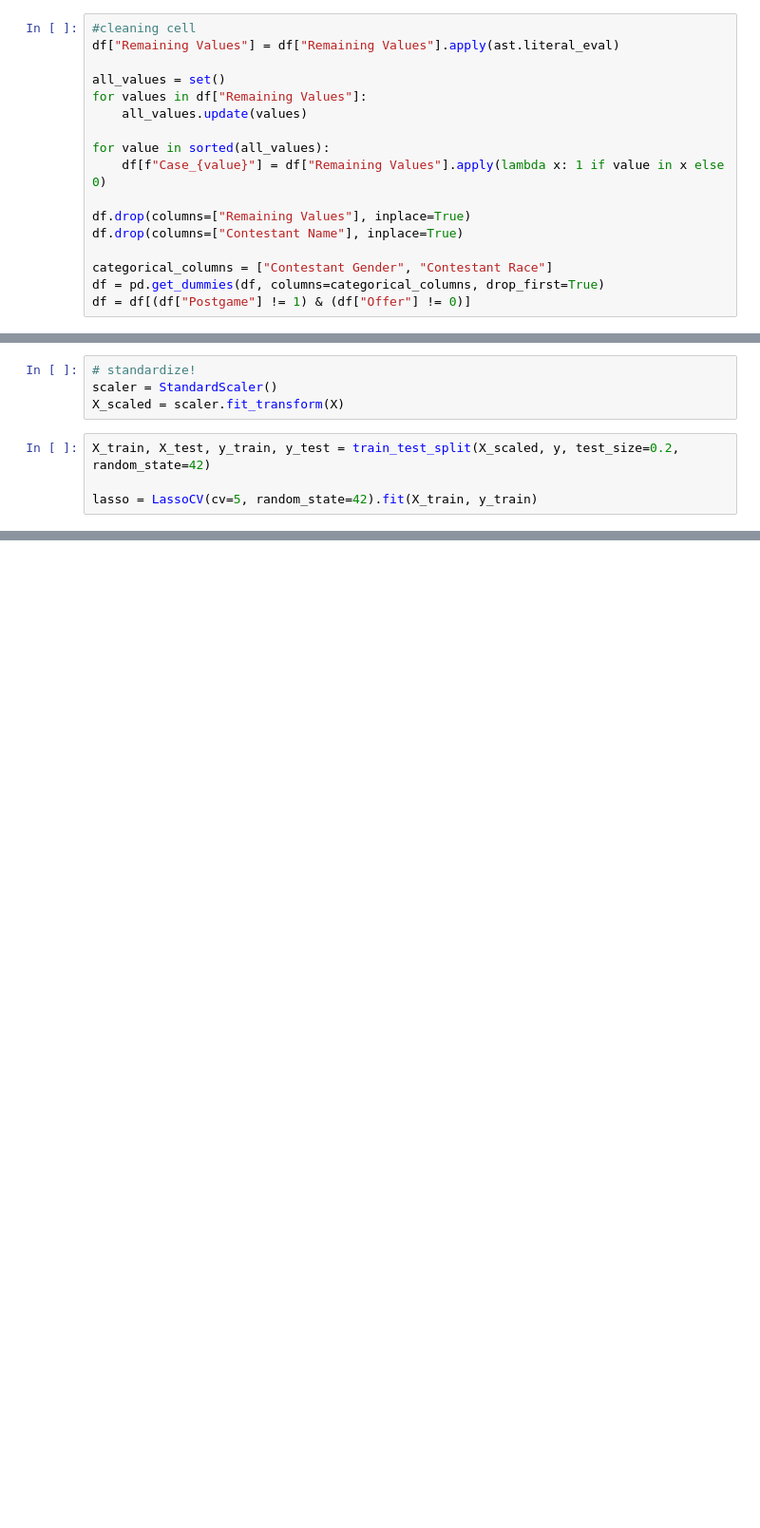
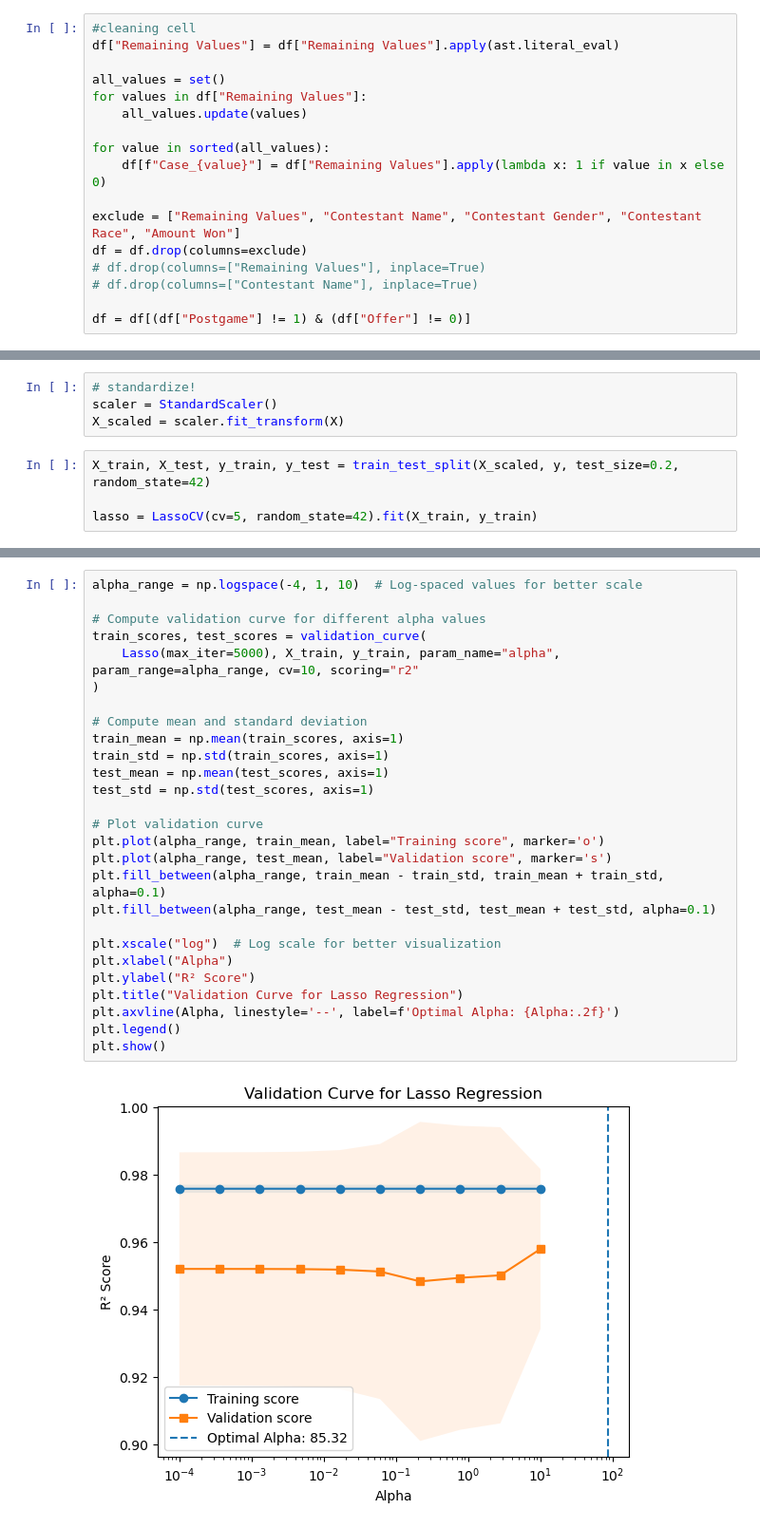
Before and after one commit to jjap2021/Poleto-SCE, a Jupyter notebook: LASSO.ipynb, the cells around one changed output, grey strips where cells are left out. Shown at 95% size. Drawn from its saved outputs; the diff is of its cells as text; blank space fills up the shorter version.

Commit message:
Validation curve fixed and MTP Model made

```diff
--- a/LASSO.ipynb
+++ b/LASSO.ipynb
@@ -24,11 +25,11 @@ for values in df["Remaining Values"]:
 for value in sorted(all_values):
     df[f"Case_{value}"] = df["Remaining Values"].apply(lambda x: 1 if value in x else 0)
 
-df.drop(columns=["Remaining Values"], inplace=True)
-df.drop(columns=["Contestant Name"], inplace=True)
+exclude = ["Remaining Values", "Contestant Name", "Contestant Gender", "Contestant Race", "Amount Won"]
+df = df.drop(columns=exclude)
+# df.drop(columns=["Remaining Values"], inplace=True)
+# df.drop(columns=["Contestant Name"], inplace=True)
 
-categorical_columns = ["Contestant Gender", "Contestant Race"]
-df = pd.get_dummies(df, columns=categorical_columns, drop_first=True)
 df = df[(df["Postgame"] != 1) & (df["Offer"] != 0)]
 # %%
 # defining variables
@@ -131,0 +131,29 @@ print(negative_predictions)
+# %%
+alpha_range = np.logspace(-4, 1, 10)  # Log-spaced values for better scale
+
+# Compute validation curve for different alpha values
+train_scores, test_scores = validation_curve(
+    Lasso(max_iter=5000), X_train, y_train, param_name="alpha", param_range=alpha_range, cv=10, scoring="r2"
+)
+
+# Compute mean and standard deviation
+train_mean = np.mean(train_scores, axis=1)
+train_std = np.std(train_scores, axis=1)
+test_mean = np.mean(test_scores, axis=1)
+test_std = np.std(test_scores, axis=1)
+
+# Plot validation curve
+plt.plot(alpha_range, train_mean, label="Training score", marker='o')
+plt.plot(alpha_range, test_mean, label="Validation score", marker='s')
+plt.fill_between(alpha_range, train_mean - train_std, train_mean + train_std, alpha=0.1)
+plt.fill_between(alpha_range, test_mean - test_std, test_mean + test_std, alpha=0.1)
+
+plt.xscale("log")  # Log scale for better visualization
+plt.xlabel("Alpha")
+plt.ylabel("R² Score")
+plt.title("Validation Curve for Lasso Regression")
+plt.axvline(Alpha, linestyle='--', label=f'Optimal Alpha: {Alpha:.2f}')
+plt.legend()
+plt.show()
+# %% [output]
+[figure, added]
```
Also changed, not shown: parts of 6 cells of this notebook, 1 other file.
